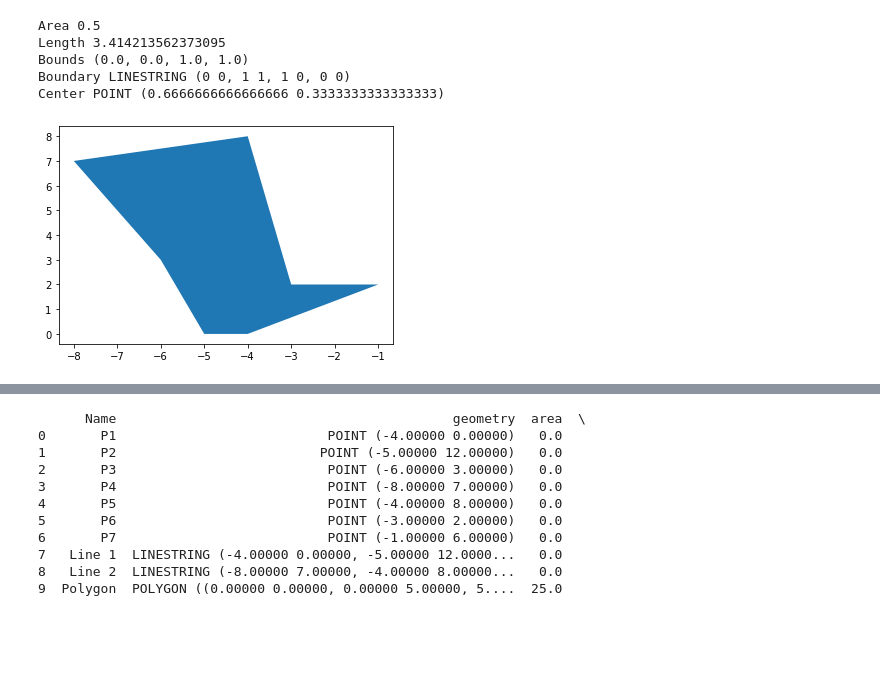
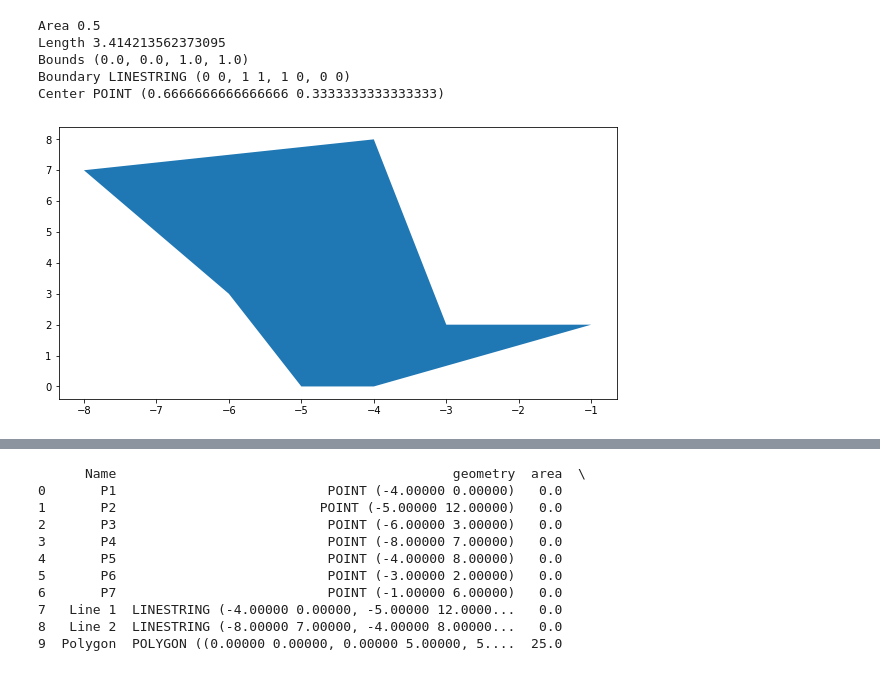
Before and after one commit to symmy596/PythonMaps-Scipy-2022, a Jupyter notebook: slides/2_geospatial_data.ipynb, the cells around one changed output, grey strips where cells are left out. Drawn from its saved outputs; the diff is of its cells as text; code cells hidden in the pictures; blank space fills up the shorter version.

```diff
--- a/slides/2_geospatial_data.ipynb
+++ b/slides/2_geospatial_data.ipynb
@@ -97,10 +99,11 @@ Center POINT (0.6666666666666666 0.3333333333333333)
 # %%
 Polygons = Polygon([(-4, 0.), (-5, 0.),(-6., 3.), (-8., 7.),(-4., 8.),(-3., 2.), (-1., 2.)])
 
+plt.figure(figsize=(10, 5))
 plt.fill(*Polygons.exterior.xy)
 plt.show()
 # %% [output]
-[figure, old version]
+[figure, new version]
 # %%
 import shapely.ops as so
 import matplotlib.pyplot as plt
```
Also changed, not shown: parts of 10 cells of this notebook, 4 other files.
